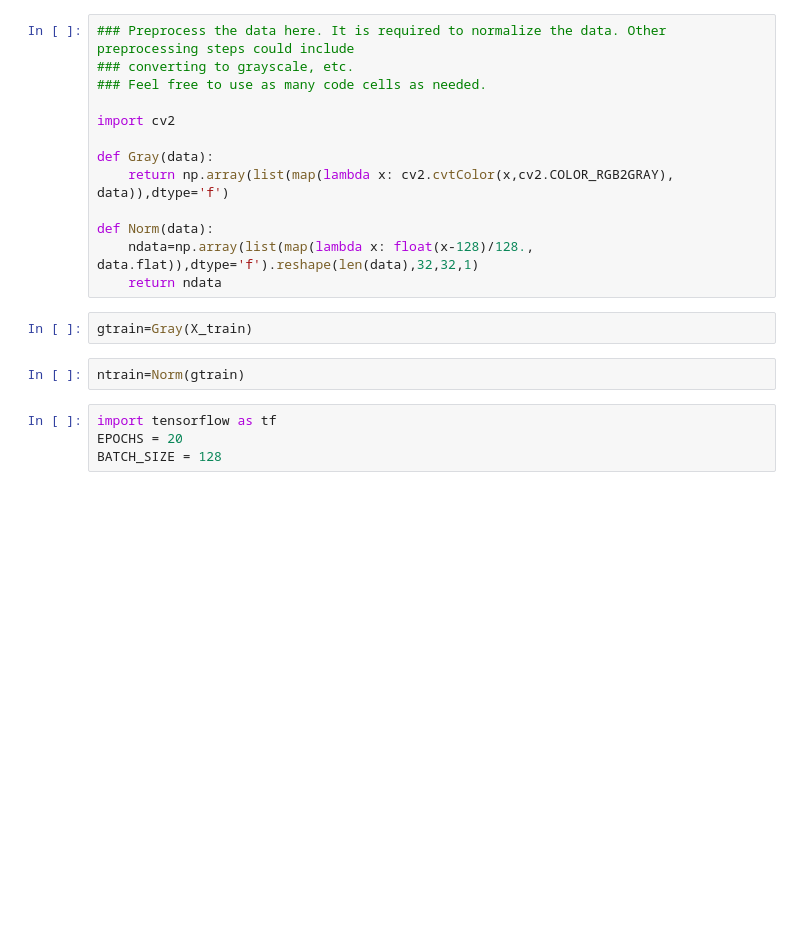
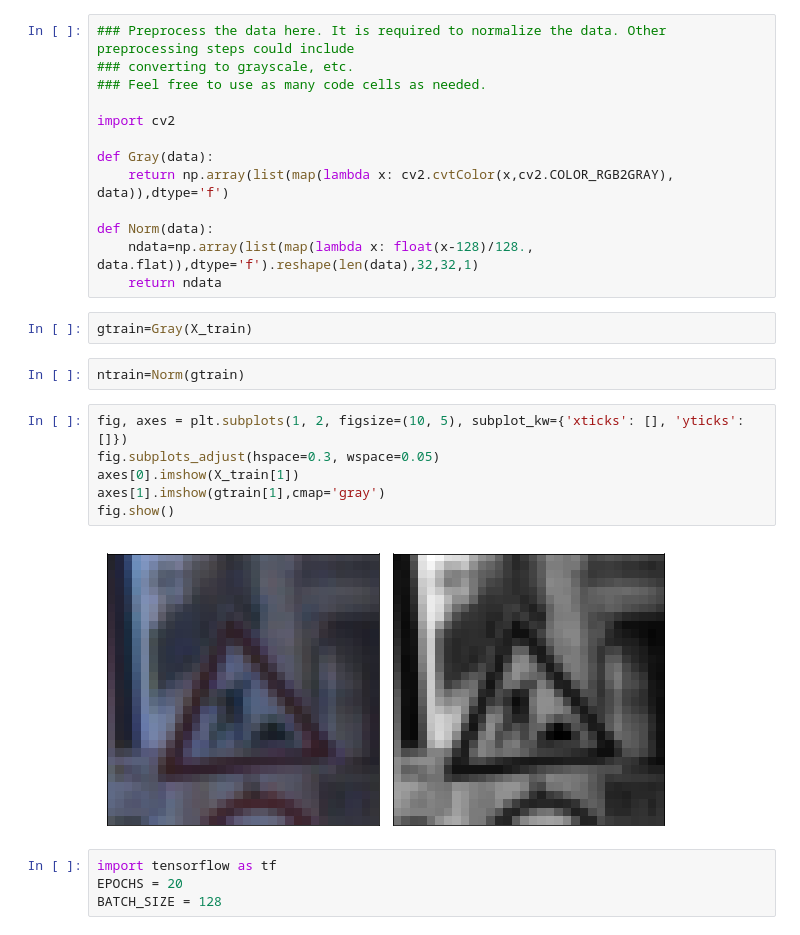
Before and after one commit to alvarinhocuns/CarND-Traffic-Sign-Classifier-Project, a Jupyter notebook: Traffic_Sign_Classifier.ipynb, the cells around one changed output. Drawn from its saved outputs; the diff is of its cells as text; blank space fills up the shorter version.

```diff
--- a/Traffic_Sign_Classifier.ipynb
+++ b/Traffic_Sign_Classifier.ipynb
@@ -218,6 +228,14 @@ def Norm(data):
 gtrain=Gray(X_train)
 # %%
 ntrain=Norm(gtrain)
+# %%
+fig, axes = plt.subplots(1, 2, figsize=(10, 5), subplot_kw={'xticks': [], 'yticks': []})
+fig.subplots_adjust(hspace=0.3, wspace=0.05)
+axes[0].imshow(X_train[1])
+axes[1].imshow(gtrain[1],cmap='gray')
+fig.show()
+# %% [output]
+[figure, added]
 # %%
 import tensorflow as tf
 EPOCHS = 20
```
Also changed, not shown: parts of 22 cells of this notebook.
